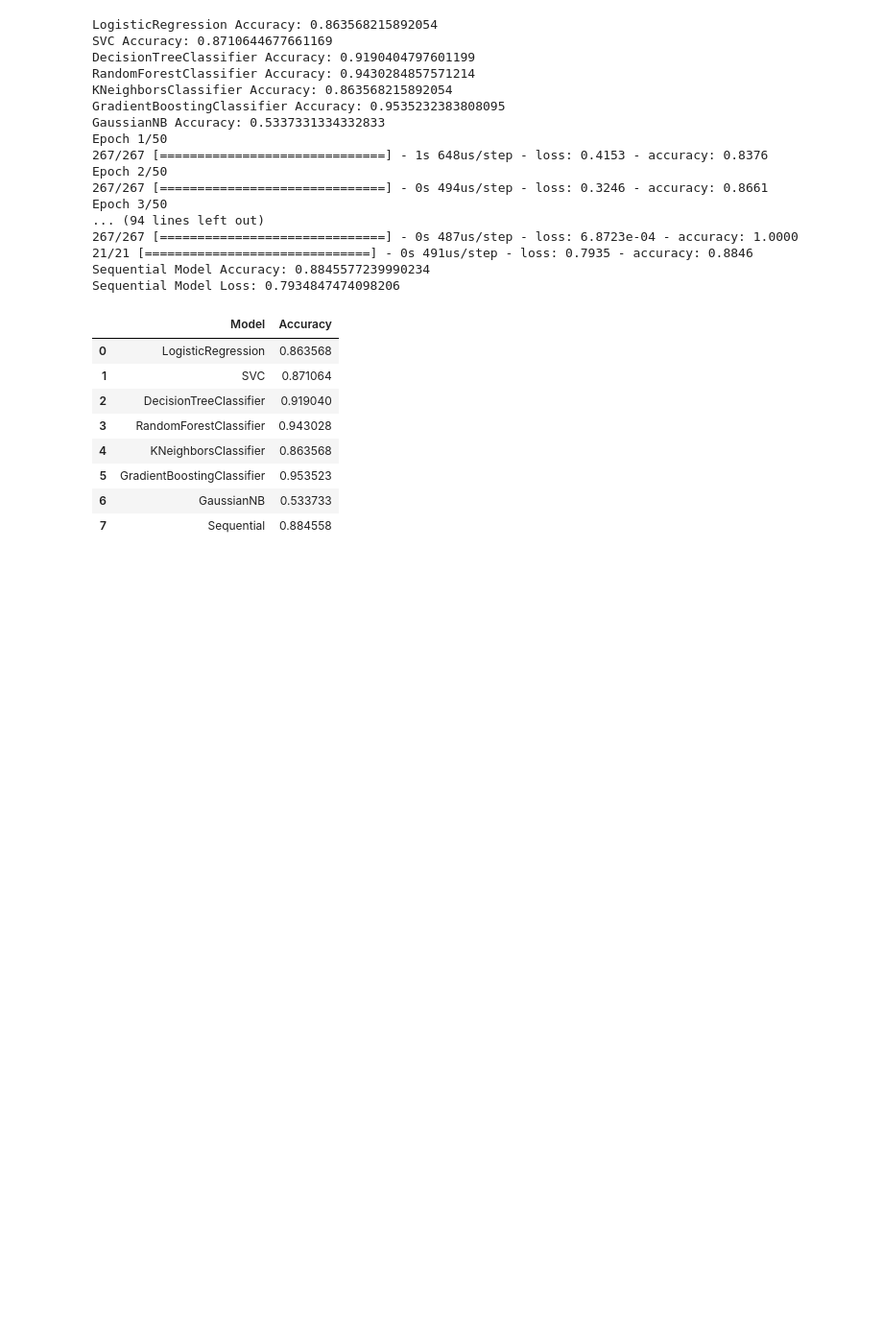
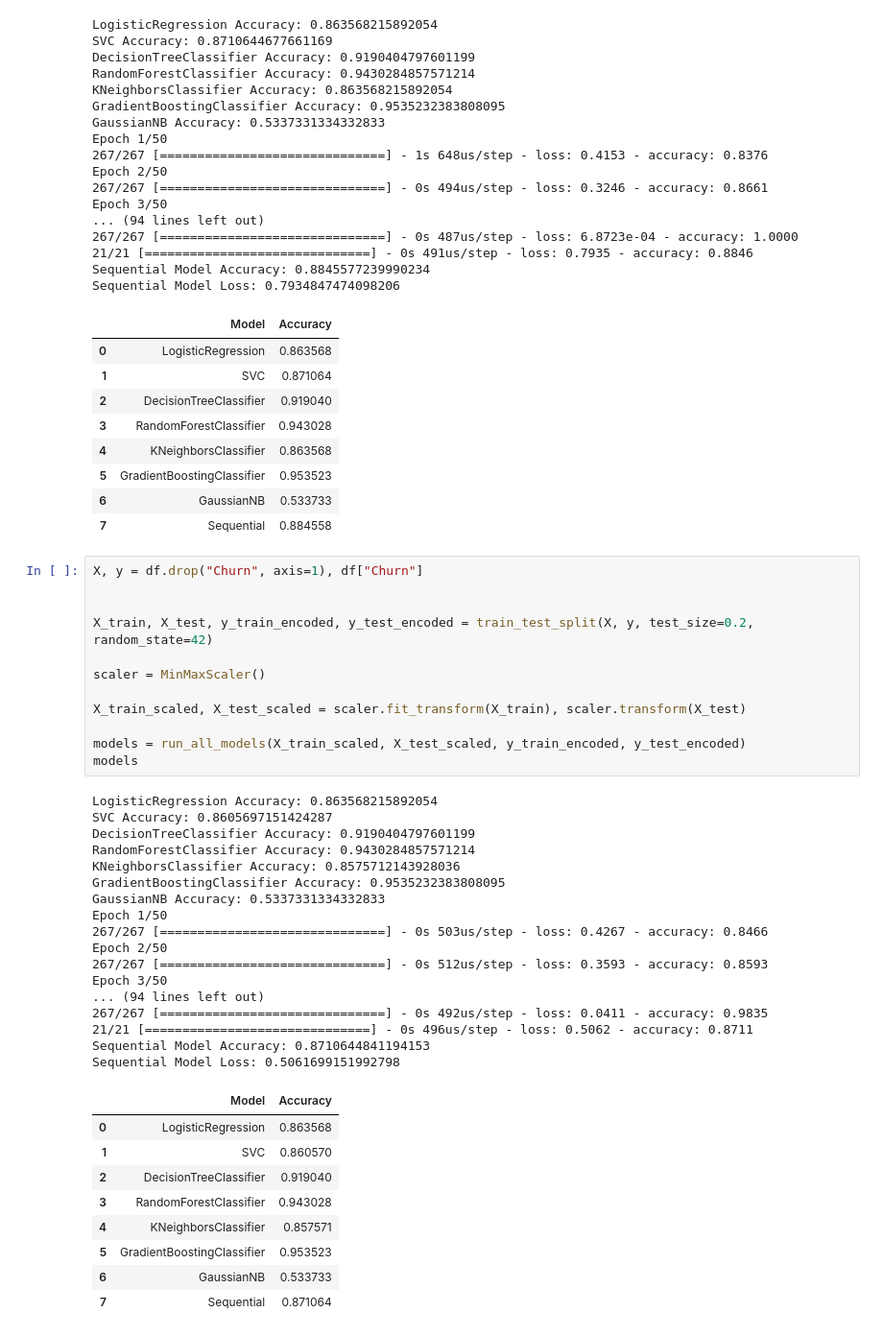
Before and after one commit to MaukanMir/Telecom-Classifier, a Jupyter notebook: training.ipynb, the cells around one changed output. Shown at 96% size. Saved outputs shown, nothing was run; the diff lists cells and outputs as text; blank space fills up the shorter version.

Commit message:
Models perform well regardless of minmax or standard scaler

```diff
--- a/training.ipynb
+++ b/training.ipynb
@@ -260,3 +260,42 @@ Sequential Model Loss: 0.7934847474098206
 | 5 | GradientBoostingClassifier | 0.953523 |
 | 6 | GaussianNB | 0.533733 |
 | 7 | Sequential | 0.884558 |
+# %%
+X, y = df.drop("Churn", axis=1), df["Churn"]
+
+
+X_train, X_test, y_train_encoded, y_test_encoded = train_test_split(X, y, test_size=0.2, random_state=42)
+
+scaler = MinMaxScaler()
+
+X_train_scaled, X_test_scaled = scaler.fit_transform(X_train), scaler.transform(X_test)
+
+models = run_all_models(X_train_scaled, X_test_scaled, y_train_encoded, y_test_encoded)
+models
+# %% [output]
+LogisticRegression Accuracy: 0.863568215892054
+SVC Accuracy: 0.8605697151424287
+DecisionTreeClassifier Accuracy: 0.9190404797601199
+RandomForestClassifier Accuracy: 0.9430284857571214
+KNeighborsClassifier Accuracy: 0.8575712143928036
+GradientBoostingClassifier Accuracy: 0.9535232383808095
+GaussianNB Accuracy: 0.5337331334332833
+Epoch 1/50
+267/267 [==============================] - 0s 503us/step - loss: 0.4267 - accuracy: 0.8466
+Epoch 2/50
+267/267 [==============================] - 0s 512us/step - loss: 0.3593 - accuracy: 0.8593
+Epoch 3/50
+... (94 lines left out)
+267/267 [==============================] - 0s 492us/step - loss: 0.0411 - accuracy: 0.9835
+21/21 [==============================] - 0s 496us/step - loss: 0.5062 - accuracy: 0.8711
+Sequential Model Accuracy: 0.8710644841194153
+Sequential Model Loss: 0.5061699151992798
+|  | Model | Accuracy |
+| 0 | LogisticRegression | 0.863568 |
+| 1 | SVC | 0.860570 |
+| 2 | DecisionTreeClassifier | 0.919040 |
+| 3 | RandomForestClassifier | 0.943028 |
+| 4 | KNeighborsClassifier | 0.857571 |
+| 5 | GradientBoostingClassifier | 0.953523 |
+| 6 | GaussianNB | 0.533733 |
+| 7 | Sequential | 0.871064 |
```
